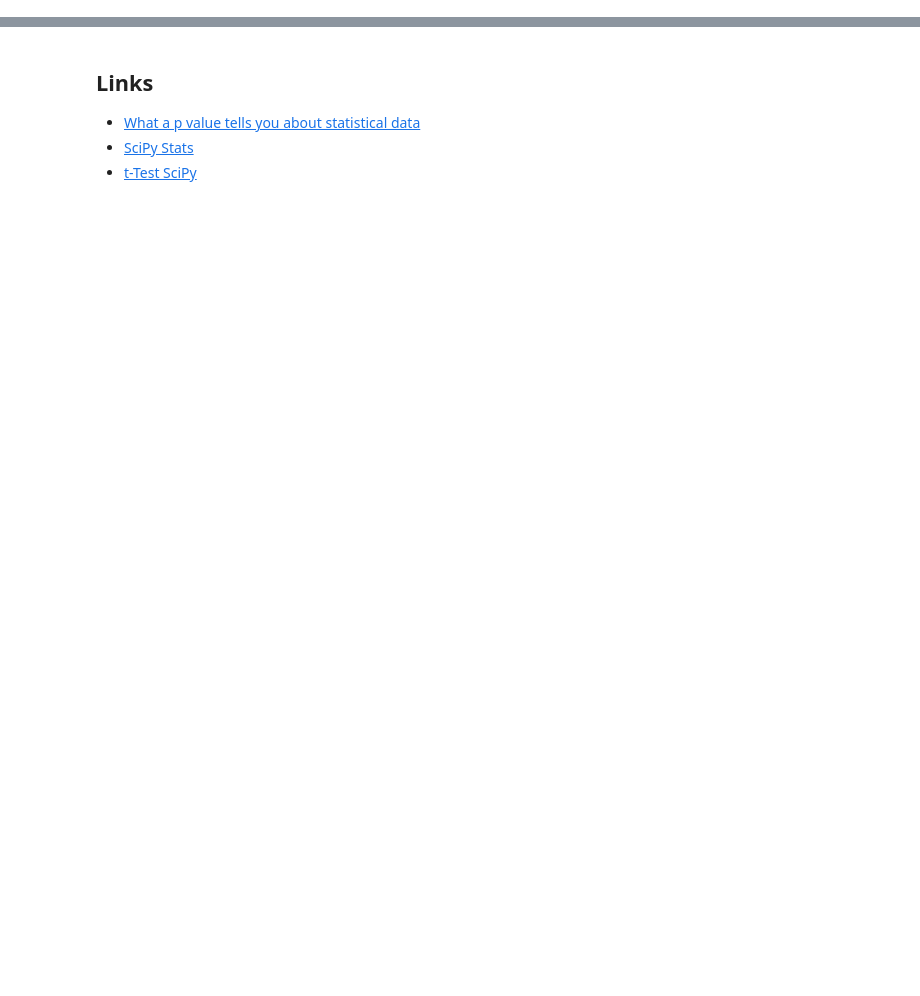
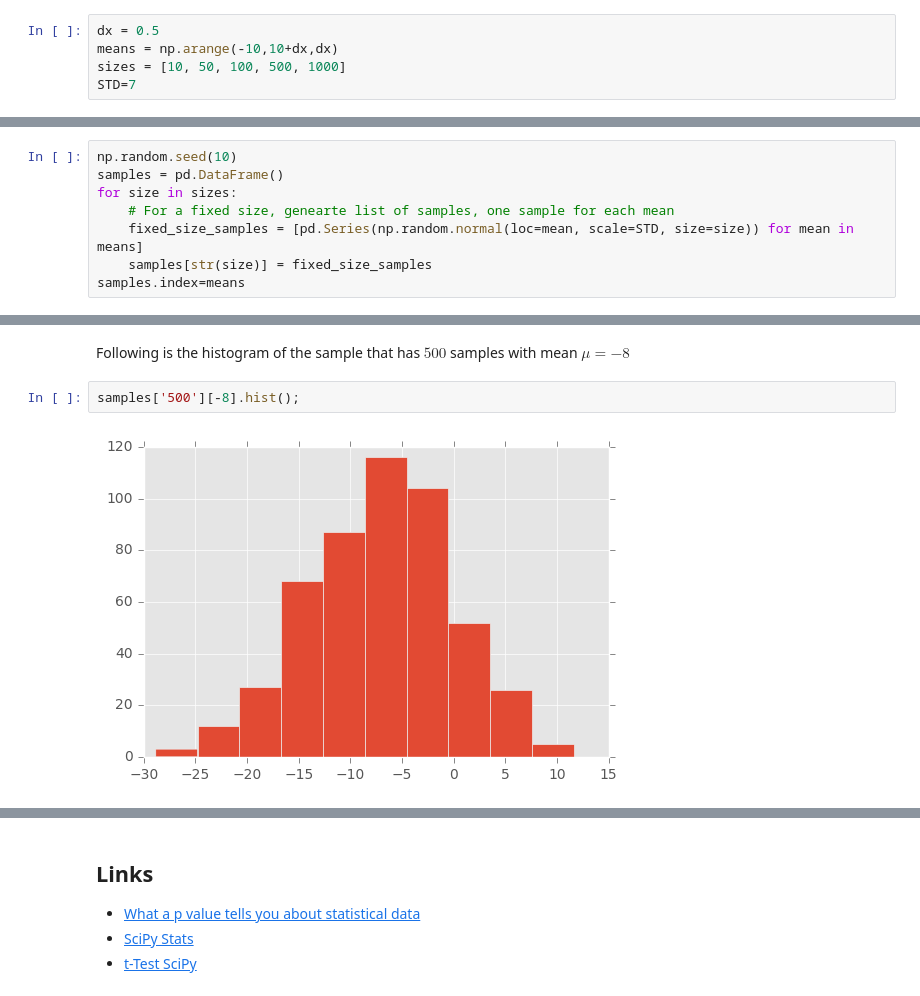
Before and after one commit to drorata/drorata.github.io, a Jupyter notebook: content/notebooks/Hypothesis-testing.ipynb, the cells around one changed output, grey strips where cells are left out. Drawn from its saved outputs; the diff is of its cells as text; blank space fills up the shorter version.

```diff
--- a/content/notebooks/Hypothesis-testing.ipynb
+++ b/content/notebooks/Hypothesis-testing.ipynb
@@ -72,0 +35,5 @@ Ttest_1sampResult(statistic=2.8749479261409099, pvalue=0.0049471691082590098)
+# %%
+dx = 0.5
+means = np.arange(-10,10+dx,dx)
+sizes = [10, 50, 100, 500, 1000]
+STD=7
@@ -72,0 +43,8 @@ Ttest_1sampResult(statistic=2.8749479261409099, pvalue=0.0049471691082590098)
+# %%
+np.random.seed(10)
+samples = pd.DataFrame()
+for size in sizes:
+    # For a fixed size, genearte list of samples, one sample for each mean
+    fixed_size_samples = [pd.Series(np.random.normal(loc=mean, scale=STD, size=size)) for mean in means]
+    samples[str(size)] = fixed_size_samples
+samples.index=means
@@ -72,0 +61,6 @@ Ttest_1sampResult(statistic=2.8749479261409099, pvalue=0.0049471691082590098)
+# %% [markdown]
+Following is the histogram of the sample that has $500$ samples with mean $\mu = -8$
+# %%
+samples['500'][-8].hist();
+# %% [output]
+[figure, added]
```
Also changed, not shown: parts of 24 cells of this notebook.
